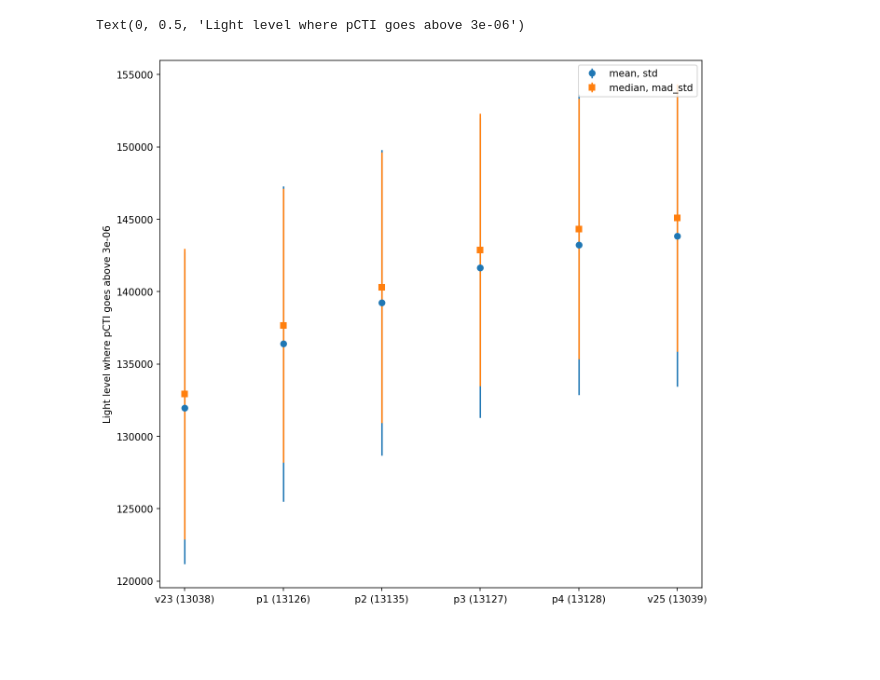
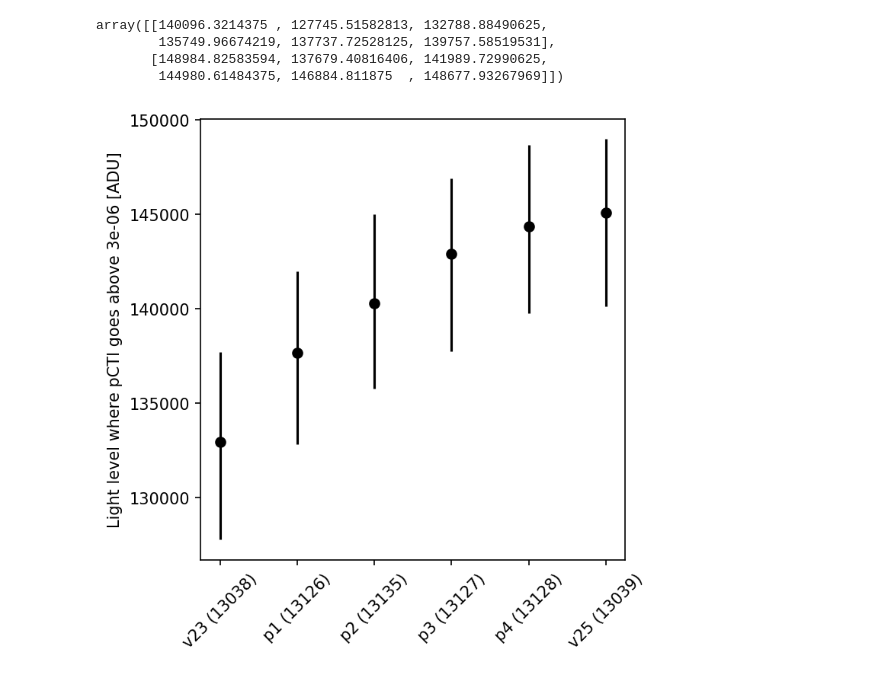
Before and after one commit to lsst-camera-dh/CompareRuns, a Jupyter notebook: pCTI.ipynb, the cells around one changed output. Drawn from its saved outputs; the diff is of its cells as text; code cells hidden in the pictures; blank space fills up the shorter version.

```diff
--- a/pCTI.ipynb
+++ b/pCTI.ipynb
@@ -14,7 +14,7 @@ from lsst.eotest.sensor.EOTestPlots import OverscanTestPlots
 # %%
 ctilimit=3e-6
 
-figsize=(10,10)
+figsize=(5,5)
 
 def getpctilimit(
     slot="R31_S02",
@@ -90,17 +90,28 @@ Traceback (most recent call last):
   File "/gpfs/slac/lsst/fs3/g/software/stack/v21.0.0/conda/miniconda3-py37_4.8.2/envs/lsst-scipipe-cb4e2dc/lib/python3.7/site-packages/numpy/core/fromnumeric.py", line 58, in _wrapfunc
     return bound(*args, **kwds)
 ValueError: attempt to get argmin of an empty sequence
+# %%
+numpy.nanpercentile(arr,[100-68.27,68.27],axis=(1,2))
+# %% [output]
+array([[140096.3214375 , 127745.51582813, 132788.88490625,
+        135749.96674219, 137737.72528125, 139757.58519531],
+       [148984.82583594, 137679.40816406, 141989.72990625,
+        144980.61484375, 146884.811875  , 148677.93267969]])
 # %%
 fig, bx = pylab.subplots(1, 1, figsize=figsize, facecolor="white",dpi=150)
-pylab.errorbar([ order[1] for order in targets ], numpy.nanmean(arr,axis=(1,2)), yerr=numpy.nanstd(arr,axis=(1,2)), fmt="o", label="mean, std")
-pylab.errorbar([ order[1] for order in targets ], numpy.nanmedian(arr,axis=(1,2)), yerr=mad_std(arr,axis=(1,2), ignore_nan=True), fmt="s", label="median, mad_std")
-pylab.legend()
-bx.set_xticklabels(["0","v23 (13038)","p1 (13126)","p2 (13135)","p3 (13127)","p4 (13128)","v25 (13039)"])
+#pylab.errorbar([ order[1] for order in targets ], numpy.nanmean(arr,axis=(1,2)), yerr=numpy.nanstd(arr,axis=(1,2)), fmt="o", label="mean, std")
+med=numpy.nanmedian(arr,axis=(1,2))
+pylab.errorbar([ order[1] for order in targets ], med,
+               yerr=numpy.abs(numpy.nanpercentile(arr,[100-68.27,68.27],axis=(1,2))-med),
+               fmt="ko")
+#pylab.legend()
+bx.set_xticklabels(["0","v23 (13038)","p1 (13126)","p2 (13135)","p3 (13127)","p4 (13128)","v25 (13039)"],rotation=45)
 #pylab.ylim(90000,180000)
-pylab.ylabel(f"Light level where pCTI goes above {ctilimit}")
+pylab.ylabel(f"Light level where pCTI goes above {ctilimit} [ADU]")
+pylab.tight_layout()
+pylab.savefig(f"fullwelloptimization.pdf")
 # %% [output]
-Text(0, 0.5, 'Light level where pCTI goes above 3e-06')
-[figure, old version]
+[figure, new version]
 # %%
 fig, bx = pylab.subplots(1, 1, figsize=figsize, facecolor="white",dpi=150)
 for a,target in zip(numpy.array(arr),targets):
```
Also changed, not shown: parts of 2 cells of this notebook.
